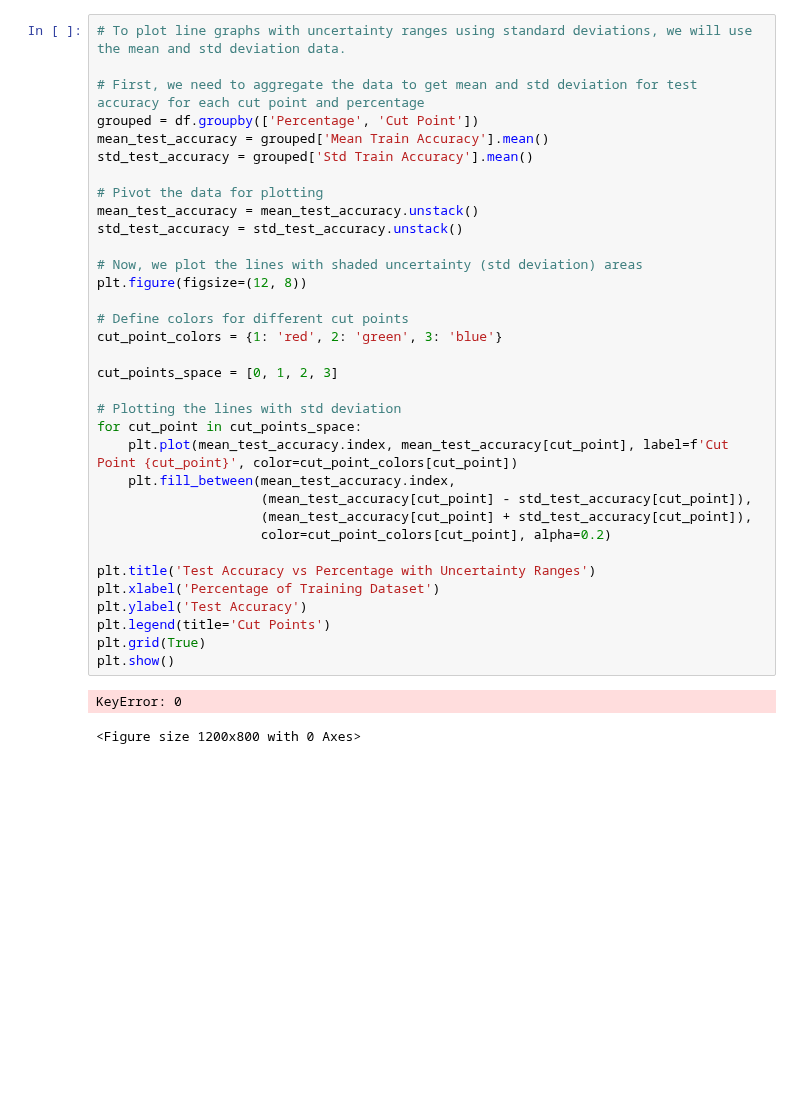
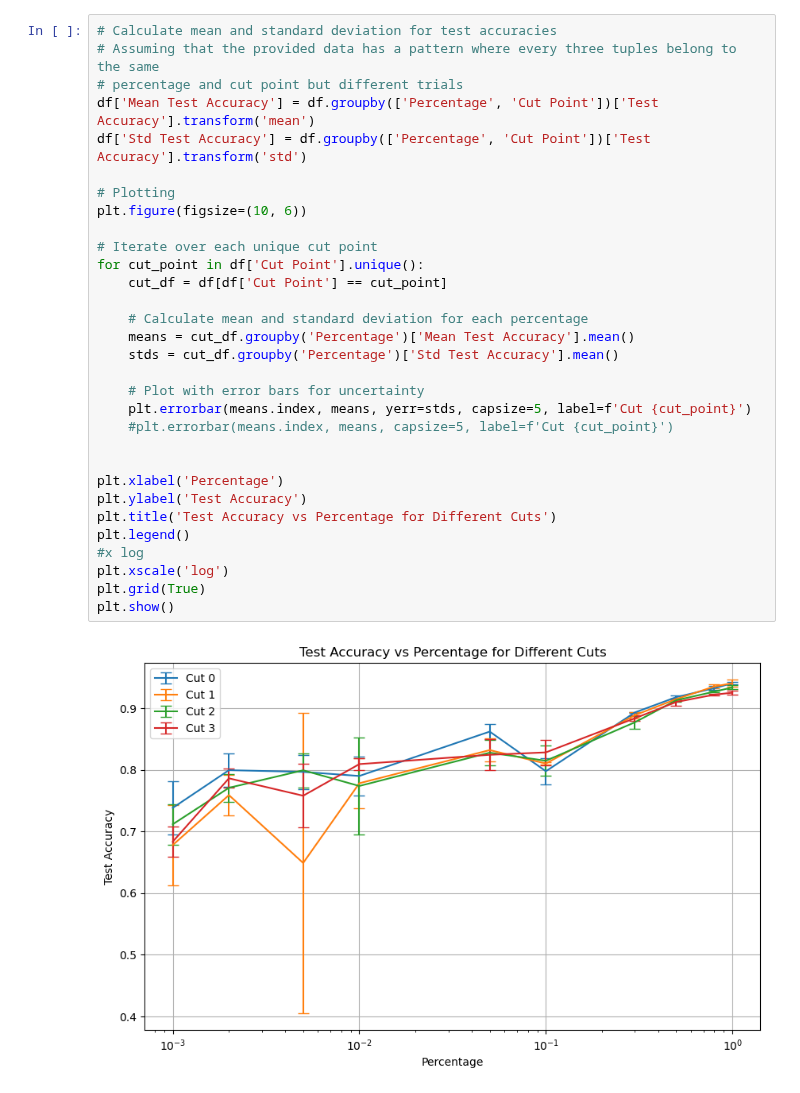
Before and after one commit to tusharmanekar/mp-tl-study, a Jupyter notebook: 3d_visualizations.ipynb, the cells around one changed output. Drawn from its saved outputs; the diff is of its cells as text; blank space fills up the shorter version.

```diff
--- a/3d_visualizations.ipynb
+++ b/3d_visualizations.ipynb
@@ -66,37 +123,33 @@ plt.show()
-# %%
-# To plot line graphs with uncertainty ranges using standard deviations, we will use the mean and std deviation data.
-
-# First, we need to aggregate the data to get mean and std deviation for test accuracy for each cut point and percentage
-grouped = df.groupby(['Percentage', 'Cut Point'])
-mean_test_accuracy = grouped['Mean Train Accuracy'].mean()
-std_test_accuracy = grouped['Std Train Accuracy'].mean()
-
-# Pivot the data for plotting
-mean_test_accuracy = mean_test_accuracy.unstack()
-std_test_accuracy = std_test_accuracy.unstack()
-
-# Now, we plot the lines with shaded uncertainty (std deviation) areas
-plt.figure(figsize=(12, 8))
-
-# Define colors for different cut points
-cut_point_colors = {1: 'red', 2: 'green', 3: 'blue'}
-
-cut_points_space = [0, 1, 2, 3]
-
-# Plotting the lines with std deviation
-for cut_point in cut_points_space:
-    plt.plot(mean_test_accuracy.index, mean_test_accuracy[cut_point], label=f'Cut Point {cut_point}', color=cut_point_colors[cut_point])
-    plt.fill_between(mean_test_accuracy.index,
-                     (mean_test_accuracy[cut_point] - std_test_accuracy[cut_point]),
-                     (mean_test_accuracy[cut_point] + std_test_accuracy[cut_point]),
-                     color=cut_point_colors[cut_point], alpha=0.2)
-
-plt.title('Test Accuracy vs Percentage with Uncertainty Ranges')
-plt.xlabel('Percentage of Training Dataset')
-plt.ylabel('Test Accuracy')
-plt.legend(title='Cut Points')
-plt.grid(True)
-plt.show()
-# %% [output]
-KeyError: 0
-<Figure size 1200x800 with 0 Axes>
+# %%
+# Calculate mean and standard deviation for test accuracies
+# Assuming that the provided data has a pattern where every three tuples belong to the same
+# percentage and cut point but different trials
+df['Mean Test Accuracy'] = df.groupby(['Percentage', 'Cut Point'])['Test Accuracy'].transform('mean')
+df['Std Test Accuracy'] = df.groupby(['Percentage', 'Cut Point'])['Test Accuracy'].transform('std')
+
+# Plotting
+plt.figure(figsize=(10, 6))
+
+# Iterate over each unique cut point
+for cut_point in df['Cut Point'].unique():
+    cut_df = df[df['Cut Point'] == cut_point]
+
+    # Calculate mean and standard deviation for each percentage
+    means = cut_df.groupby('Percentage')['Mean Test Accuracy'].mean()
+    stds = cut_df.groupby('Percentage')['Std Test Accuracy'].mean()
+
+    # Plot with error bars for uncertainty
+    plt.errorbar(means.index, means, yerr=stds, capsize=5, label=f'Cut {cut_point}')
+    #plt.errorbar(means.index, means, capsize=5, label=f'Cut {cut_point}')
+
+
+plt.xlabel('Percentage')
+plt.ylabel('Test Accuracy')
+plt.title('Test Accuracy vs Percentage for Different Cuts')
+plt.legend()
+#x log
+plt.xscale('log')
+plt.grid(True)
+plt.show()
+# %% [output]
+[figure, added]
```
Also changed, not shown: parts of 11 cells of this notebook, 2 other files.
